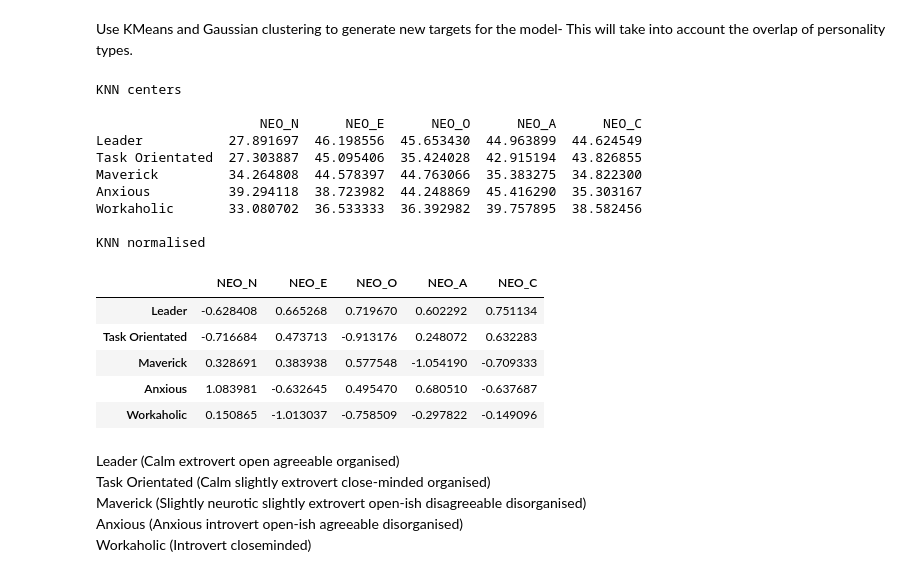
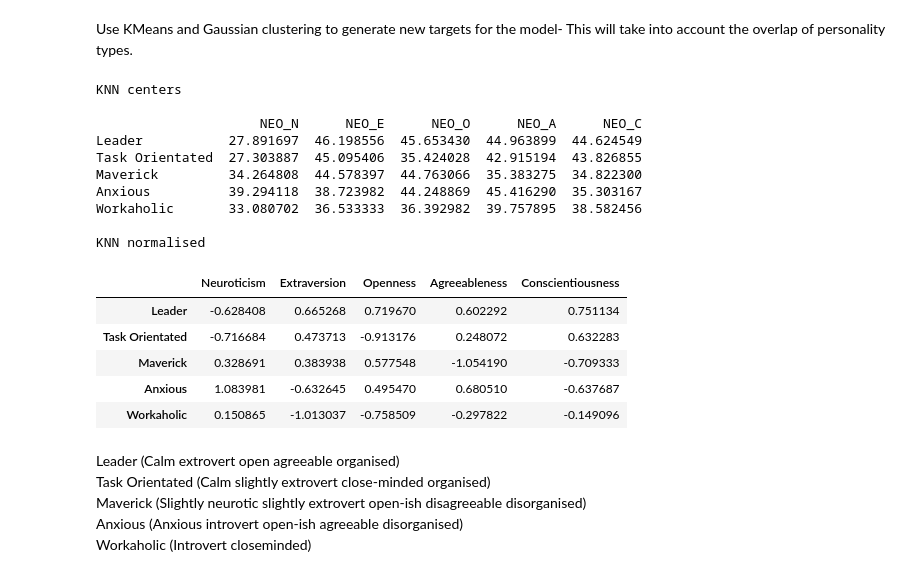
Before and after one commit to lukevano/mri_personality, a Jupyter notebook: notebooks/lv_lewagon_mri.ipynb, the cells around one changed output. Drawn from its saved outputs; the diff is of its cells as text; code cells hidden in the pictures.

```diff
--- a/notebooks/lv_lewagon_mri.ipynb
+++ b/notebooks/lv_lewagon_mri.ipynb
@@ -1807,33 +1807,34 @@ Use KMeans and Gaussian clustering to generate new targets for the model- This w
 # %%
 y_sex = sex_df.iloc[:, 6:11]
 clusters = KMeans(n_clusters=5, random_state=0)
 scaler = StandardScaler()
 y_scaled = pd.DataFrame(scaler.fit_transform(y_sex), columns=y_disc.columns)
 clusters.fit_transform(y_scaled)
 
+col_names = ['Neuroticism', 'Extraversion', 'Openness', 'Agreeableness', 'Conscientiousness']
 cluster_names = ['Leader', 'Task Orientated', 'Maverick', 'Anxious', 'Workaholic']
 
 centers = pd.DataFrame(scaler.inverse_transform(clusters.cluster_centers_),
                        columns=y_disc.columns, index=cluster_names)
 print('KNN centers')
 print('')
 print(centers) # The centers may be different from what others use- They often change position too
 print('')
 print('KNN normalised')
-centers2 = pd.DataFrame(clusters.cluster_centers_,columns=y_disc.columns,index=cluster_names)
+centers2 = pd.DataFrame(clusters.cluster_centers_,columns=col_names,index=cluster_names)
 centers2
 # %% [output]
 KNN centers
 
                      NEO_N      NEO_E      NEO_O      NEO_A      NEO_C
 Leader           27.891697  46.198556  45.653430  44.963899  44.624549
 Task Orientated  27.303887  45.095406  35.424028  42.915194  43.826855
 Maverick         34.264808  44.578397  44.763066  35.383275  34.822300
 Anxious          39.294118  38.723982  44.248869  45.416290  35.303167
 Workaholic       33.080702  36.533333  36.392982  39.757895  38.582456
 
 KNN normalised
-|  | NEO_N | NEO_E | NEO_O | NEO_A | NEO_C |
+|  | Neuroticism | Extraversion | Openness | Agreeableness | Conscientiousness |
 | Leader | -0.628408 | 0.665268 | 0.719670 | 0.602292 | 0.751134 |
 | Task Orientated | -0.716684 | 0.473713 | -0.913176 | 0.248072 | 0.632283 |
 | Maverick | 0.328691 | 0.383938 | 0.577548 | -1.054190 | -0.709333 |
```
Also changed, not shown: parts of 70 cells of this notebook.
